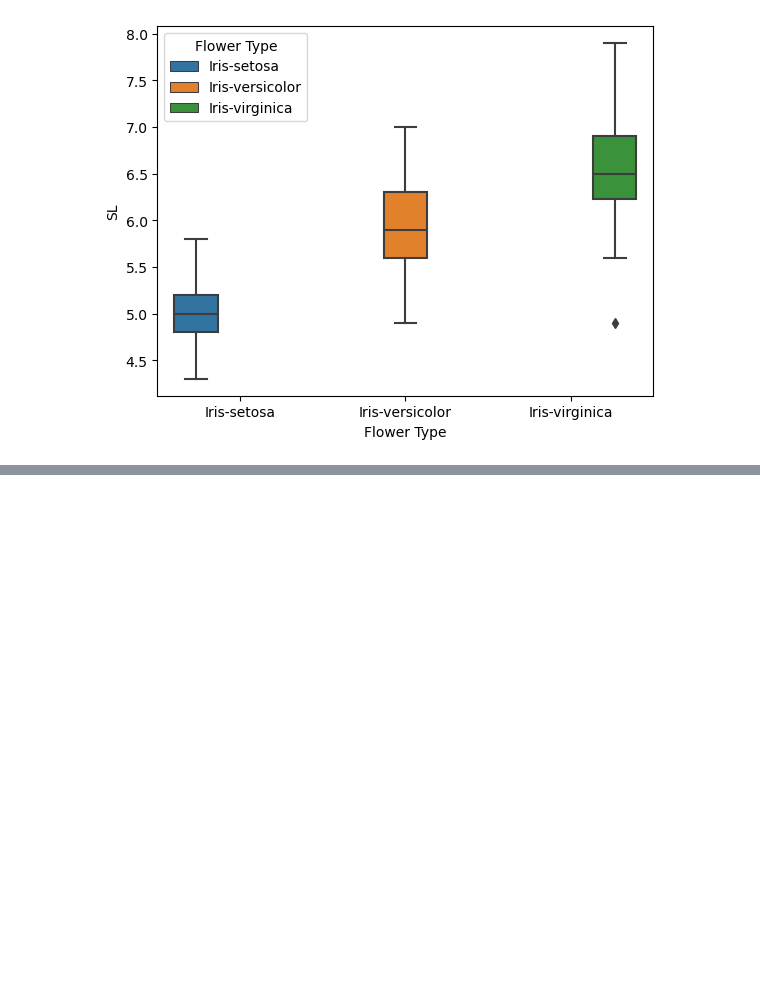
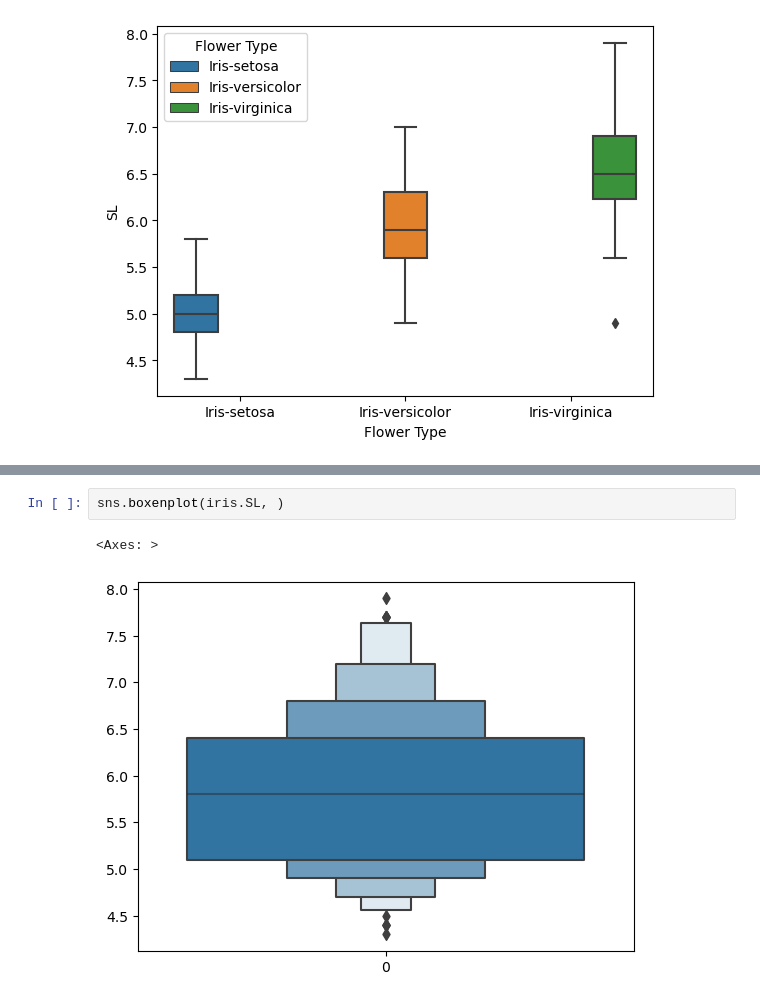
Before and after one commit to CodeByDeepankar/CTTC-AIML, a Jupyter notebook: Day11_SNS.ipynb, the cells around one changed output, grey strips where cells are left out. Saved outputs shown, nothing was run; the diff lists cells and outputs as text; blank space fills up the shorter version.

```diff
--- a/Day11_SNS.ipynb
+++ b/Day11_SNS.ipynb
@@ -163,0 +175,5 @@ plt.show()
+# %%
+sns.boxenplot(iris.SL, )
+# %% [output]
+<Axes: >
+[figure, added]
```
Also changed, not shown: parts of 2 cells of this notebook.
